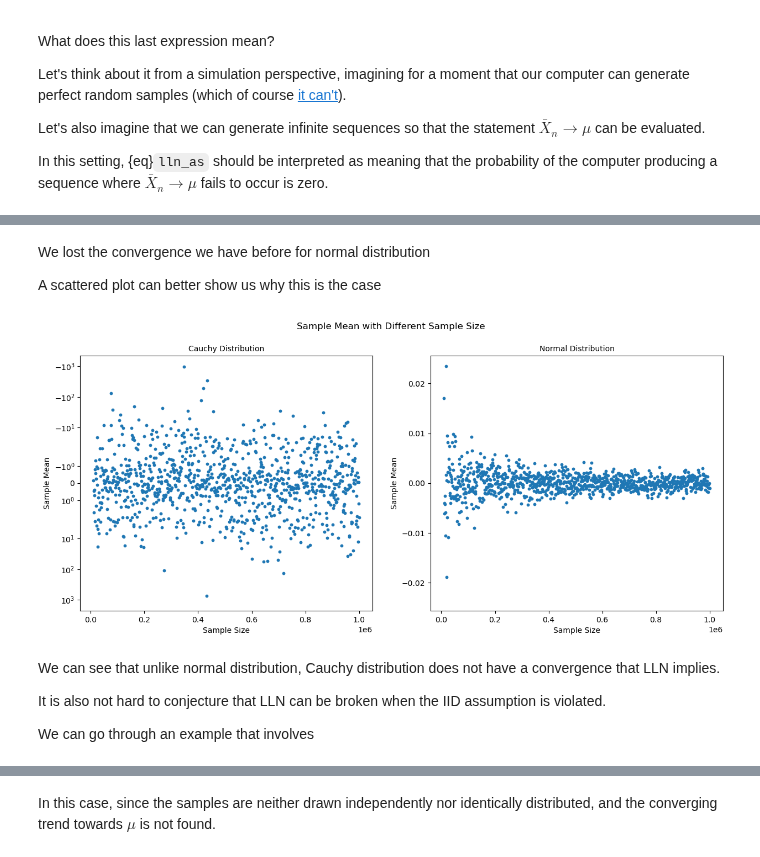
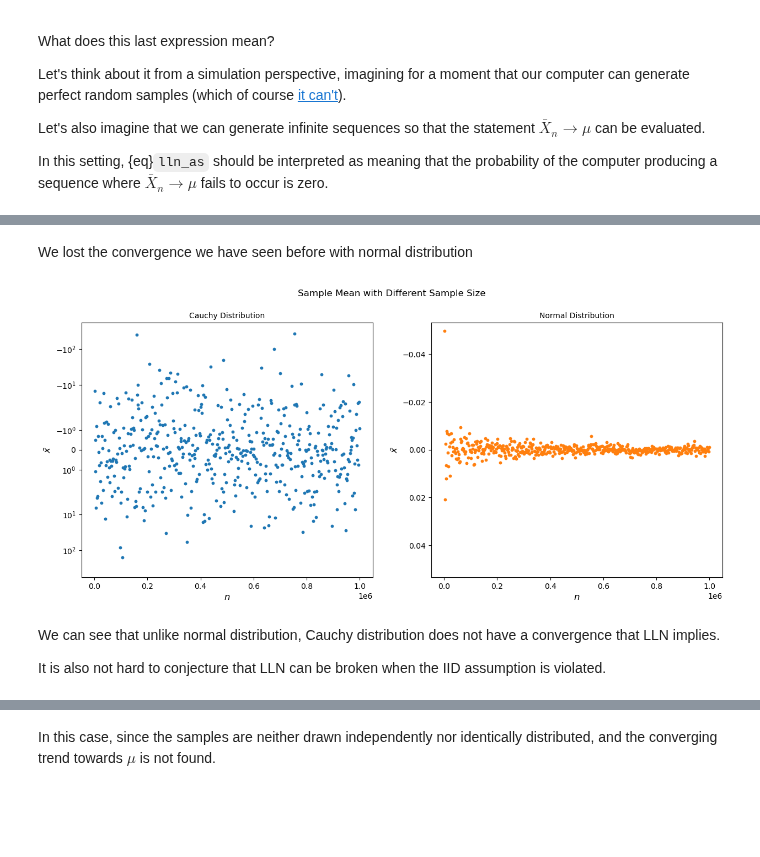
Before and after one commit to QuantEcon/lecture-python-intro, a Jupyter notebook: in-work/lln_clt.ipynb, the cells around one changed output, grey strips where cells are left out. Drawn from its saved outputs; the diff is of its cells as text; code cells hidden in the pictures; blank space fills up the shorter version.

```diff
--- a/in-work/lln_clt.ipynb
+++ b/in-work/lln_clt.ipynb
@@ -223,8 +226,2 @@ def generate_histogram(X_distribution, n, m):
     ax.legend()
     plt.show()
-# %%
-# Step 1: Draw from a normal distribution
-distribution = st.norm(loc=5, scale=2)
-
-# Step 2: Set n to some large number and generate samples and set m to a large number for iterations
-generate_histogram(distribution, n=1000, m=1000)
@@ -292,48 +277,46 @@ generate_multiple_hist(st.cauchy(), ns=[20_000, 50_000, 100_000], m=10_000, log_
 # %% [markdown]
-We lost the convergence we have before for normal distribution
-
-A scattered plot can better show us why this is the case
+We lost the convergence we have seen before with normal distribution
 # %%
 fig, axes = plt.subplots(1, 2, figsize=(15, 6))
 
-def scattered_mean(distribution, burn_in, n, jump, ax, title, ylog=False):
+def scattered_mean(distribution, burn_in, n, jump, ax, title, color, ylog=False):
 
     #Set a jump to reduce simulation complexity
     sample_means = [np.mean(distribution.rvs(size=i))
                     for i in range(burn_in, n+1, jump)]
 
-    ax.scatter(range(burn_in, n+1, jump), sample_means, s=10)
+    ax.scatter(range(burn_in, n+1, jump), sample_means, s=10, c=color)
     if ylog:
         ax.set_yscale("symlog")
     ax.set_title(title, size=10)
-    ax.set_xlabel("Sample Size")
-    ax.set_ylabel("Sample Mean")
+    ax.set_xlabel(r"$n$", size=12)
+    ax.set_ylabel(r"$\bar x$", size=12)
     yabs_max = max(ax.get_ylim(), key=abs)
     ax.set_ylim(ymin=-yabs_max, ymax=yabs_max)
     return ax
 
 scattered_mean(distribution=st.cauchy(),
-                         burn_in=10_000,
+                         burn_in=1000,
                          n=1_000_000,
                          ax=axes[0],
-                         jump=1000,
+                         jump=2000,
                          title="Cauchy Distribution",
+                         color='#1f77b4',
                          ylog=True)
 
 scattered_mean(distribution=st.norm(),
-                         burn_in=10_000,
+                         burn_in=1000,
                          n=1_000_000,
                          ax=axes[1],
-                         jump=1000,
-                         title="Normal Distribution")
+                         jump=2000,
+                         title="Normal Distribution",
+                         color='#ff7f0e')
 
 fig.suptitle('Sample Mean with Different Sample Size')
 plt.show()
 # %% [output]
-[figure, old version]
+[figure, new version]
 # %% [markdown]
 We can see that unlike normal distribution, Cauchy distribution does not have a convergence that LLN implies.
 
 It is also not hard to conjecture that LLN can be broken when the IID assumption is violated.
-
-We can go through an example that involves
```
Also changed, not shown: parts of 20 cells of this notebook, 1 other file.
